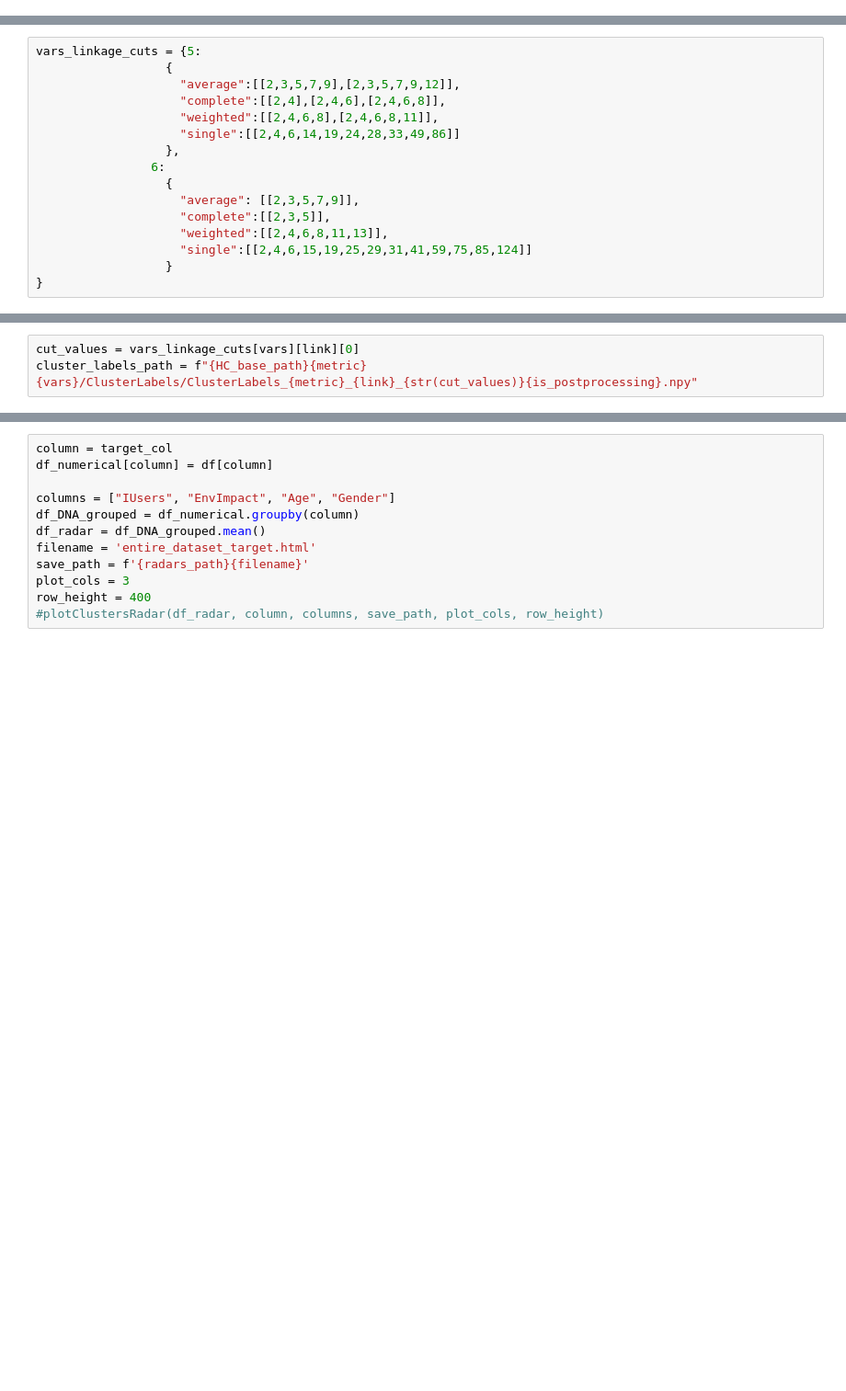
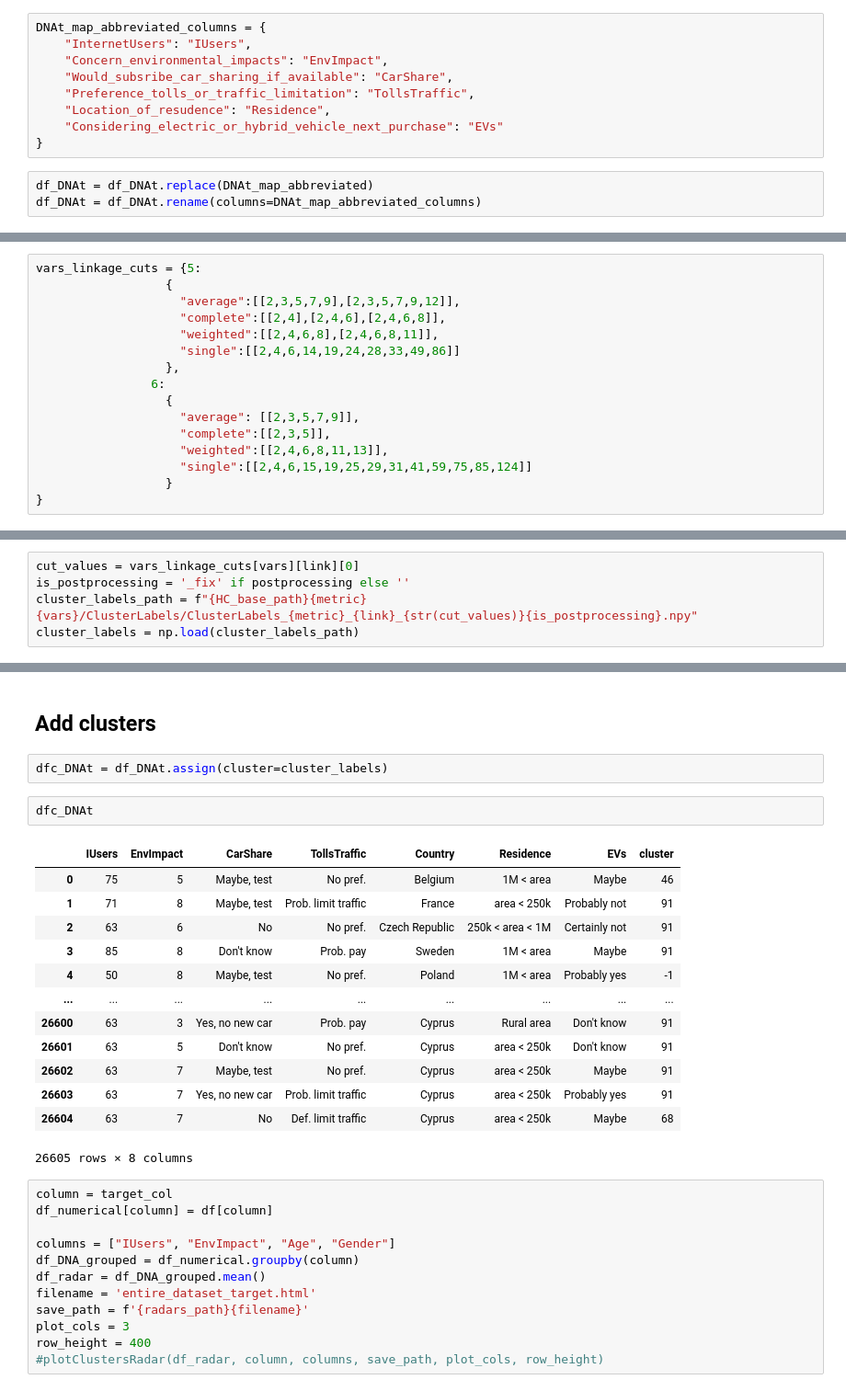
Before and after one commit to AndyHuang97/Intelligent-Mobility, a Jupyter notebook: Analysis - Histplots.ipynb, the cells around one changed output, grey strips where cells are left out. Shown at 92% size. Saved outputs shown, nothing was run; the diff lists cells and outputs as text; blank space fills up the shorter version.

```diff
--- a/Analysis - Histplots.ipynb
+++ b/Analysis - Histplots.ipynb
@@ -74,0 +186,12 @@ def plotClustersRadar(df, column, columns, save_path=None, plot_cols=5, row_heig
+# %%
+DNAt_map_abbreviated_columns = {
+    "InternetUsers": "IUsers",
+    "Concern_environmental_impacts": "EnvImpact",
+    "Would_subsribe_car_sharing_if_available": "CarShare",
+    "Preference_tolls_or_traffic_limitation": "TollsTraffic",
+    "Location_of_resudence": "Residence",
+    "Considering_electric_or_hybrid_vehicle_next_purchase": "EVs"
+}
+# %%
+df_DNAt = df_DNAt.replace(DNAt_map_abbreviated)
+df_DNAt = df_DNAt.rename(columns=DNAt_map_abbreviated_columns)
@@ -99,3 +239,5 @@ link = 'single'
 # %%
 cut_values = vars_linkage_cuts[vars][link][0]
+is_postprocessing = '_fix' if postprocessing else ''
 cluster_labels_path = f"{HC_base_path}{metric}{vars}/ClusterLabels/ClusterLabels_{metric}_{link}_{str(cut_values)}{is_postprocessing}.npy"
+cluster_labels = np.load(cluster_labels_path)
@@ -327,3 +244,23 @@ df
+# %% [markdown]
+## Add clusters
+# %%
+dfc_DNAt = df_DNAt.assign(cluster=cluster_labels)
+# %%
+dfc_DNAt
+# %% [output]
+|  | IUsers | EnvImpact | CarShare | TollsTraffic | Country | Residence | EVs | cluster |
+| 0 | 75 | 5 | Maybe, test | No pref. | Belgium | 1M < area | Maybe | 46 |
+| 1 | 71 | 8 | Maybe, test | Prob. limit traffic | France | area < 250k | Probably not | 91 |
+| 2 | 63 | 6 | No | No pref. | Czech Republic | 250k < area < 1M | Certainly not | 91 |
+| 3 | 85 | 8 | Don't know | Prob. pay | Sweden | 1M < area | Maybe | 91 |
+| 4 | 50 | 8 | Maybe, test | No pref. | Poland | 1M < area | Probably yes | -1 |
+| ... | ... | ... | ... | ... | ... | ... | ... | ... |
+| 26600 | 63 | 3 | Yes, no new car | Prob. pay | Cyprus | Rural area | Don't know | 91 |
+| 26601 | 63 | 5 | Don't know | No pref. | Cyprus | area < 250k | Don't know | 91 |
+| 26602 | 63 | 7 | Maybe, test | No pref. | Cyprus | area < 250k | Maybe | 91 |
+| 26603 | 63 | 7 | Yes, no new car | Prob. limit traffic | Cyprus | area < 250k | Probably yes | 91 |
+| 26604 | 63 | 7 | No | Def. limit traffic | Cyprus | area < 250k | Maybe | 68 |
+26605 rows × 8 columns
 # %%
 column = target_col
 df_numerical[column] = df[column]
```
Also changed, not shown: parts of 30 cells of this notebook.
